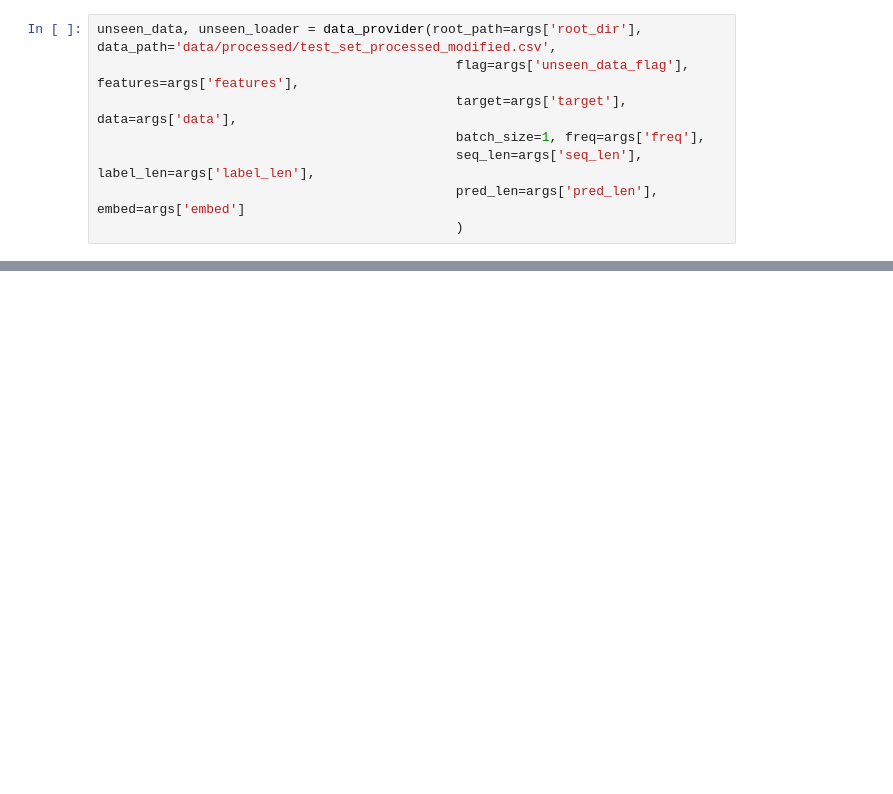
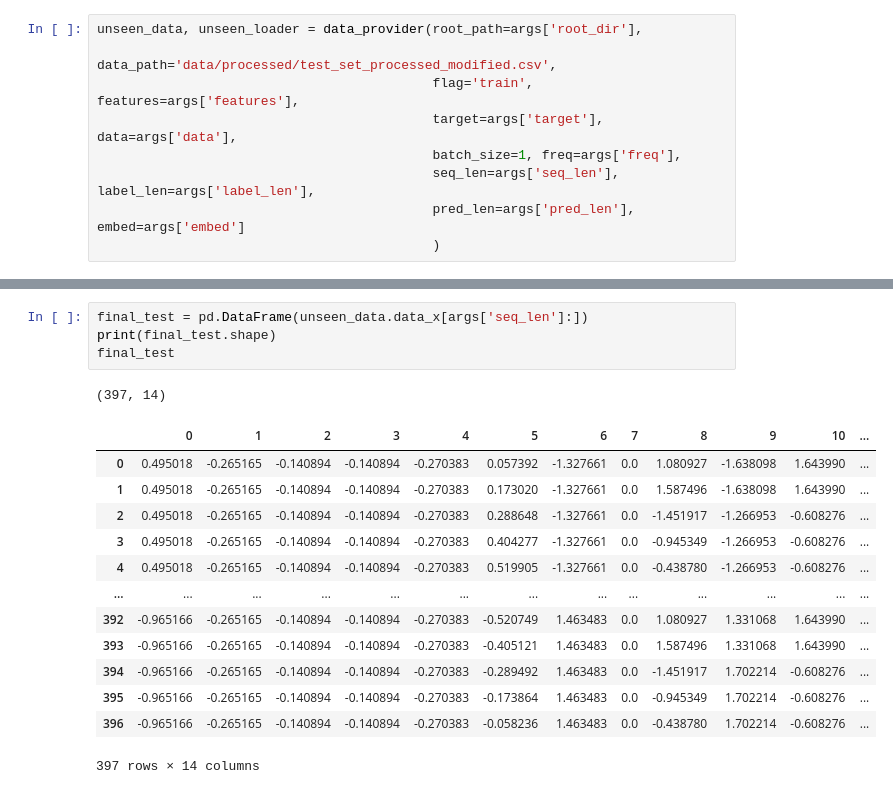
Before and after one commit to neeresh/rohlik-orders-forecasting-challenge, a Jupyter notebook: data_rough.ipynb, the cells around one changed output, grey strips where cells are left out. Cells and saved outputs as stored; diff of their text form; blank space fills up the shorter version.

```diff
--- a/data_rough.ipynb
+++ b/data_rough.ipynb
@@ -173,9 +235,10 @@ pd.read_csv('data/processed/test_set_processed_modified.csv')
 # %%
-unseen_data, unseen_loader = data_provider(root_path=args['root_dir'], data_path='data/processed/test_set_processed_modified.csv',
-                                              flag=args['unseen_data_flag'], features=args['features'],
-                                              target=args['target'], data=args['data'],
-                                              batch_size=1, freq=args['freq'],
-                                              seq_len=args['seq_len'], label_len=args['label_len'],
-                                              pred_len=args['pred_len'], embed=args['embed']
-                                              )
+unseen_data, unseen_loader = data_provider(root_path=args['root_dir'],
+                                           data_path='data/processed/test_set_processed_modified.csv',
+                                           flag='train', features=args['features'],
+                                           target=args['target'], data=args['data'],
+                                           batch_size=1, freq=args['freq'],
+                                           seq_len=args['seq_len'], label_len=args['label_len'],
+                                           pred_len=args['pred_len'], embed=args['embed']
+                                           )
 # %% [output]
@@ -195,0 +341,19 @@ len(train_dataset)
+# %%
+final_test = pd.DataFrame(unseen_data.data_x[args['seq_len']:])
+print(final_test.shape)
+final_test
+# %% [output]
+(397, 14)
+|  | 0 | 1 | 2 | 3 | 4 | 5 | 6 | 7 | 8 | 9 | 10 | ... |
+| 0 | 0.495018 | -0.265165 | -0.140894 | -0.140894 | -0.270383 | 0.057392 | -1.327661 | 0.0 | 1.080927 | -1.638098 | 1.643990 | ... |
+| 1 | 0.495018 | -0.265165 | -0.140894 | -0.140894 | -0.270383 | 0.173020 | -1.327661 | 0.0 | 1.587496 | -1.638098 | 1.643990 | ... |
+| 2 | 0.495018 | -0.265165 | -0.140894 | -0.140894 | -0.270383 | 0.288648 | -1.327661 | 0.0 | -1.451917 | -1.266953 | -0.608276 | ... |
+| 3 | 0.495018 | -0.265165 | -0.140894 | -0.140894 | -0.270383 | 0.404277 | -1.327661 | 0.0 | -0.945349 | -1.266953 | -0.608276 | ... |
+| 4 | 0.495018 | -0.265165 | -0.140894 | -0.140894 | -0.270383 | 0.519905 | -1.327661 | 0.0 | -0.438780 | -1.266953 | -0.608276 | ... |
+| ... | ... | ... | ... | ... | ... | ... | ... | ... | ... | ... | ... | ... |
+| 392 | -0.965166 | -0.265165 | -0.140894 | -0.140894 | -0.270383 | -0.520749 | 1.463483 | 0.0 | 1.080927 | 1.331068 | 1.643990 | ... |
+| 393 | -0.965166 | -0.265165 | -0.140894 | -0.140894 | -0.270383 | -0.405121 | 1.463483 | 0.0 | 1.587496 | 1.331068 | 1.643990 | ... |
+| 394 | -0.965166 | -0.265165 | -0.140894 | -0.140894 | -0.270383 | -0.289492 | 1.463483 | 0.0 | -1.451917 | 1.702214 | -0.608276 | ... |
+| 395 | -0.965166 | -0.265165 | -0.140894 | -0.140894 | -0.270383 | -0.173864 | 1.463483 | 0.0 | -0.945349 | 1.702214 | -0.608276 | ... |
+| 396 | -0.965166 | -0.265165 | -0.140894 | -0.140894 | -0.270383 | -0.058236 | 1.463483 | 0.0 | -0.438780 | 1.702214 | -0.608276 | ... |
+397 rows × 14 columns
```
Also changed, not shown: parts of 27 cells of this notebook, 3 other files.
